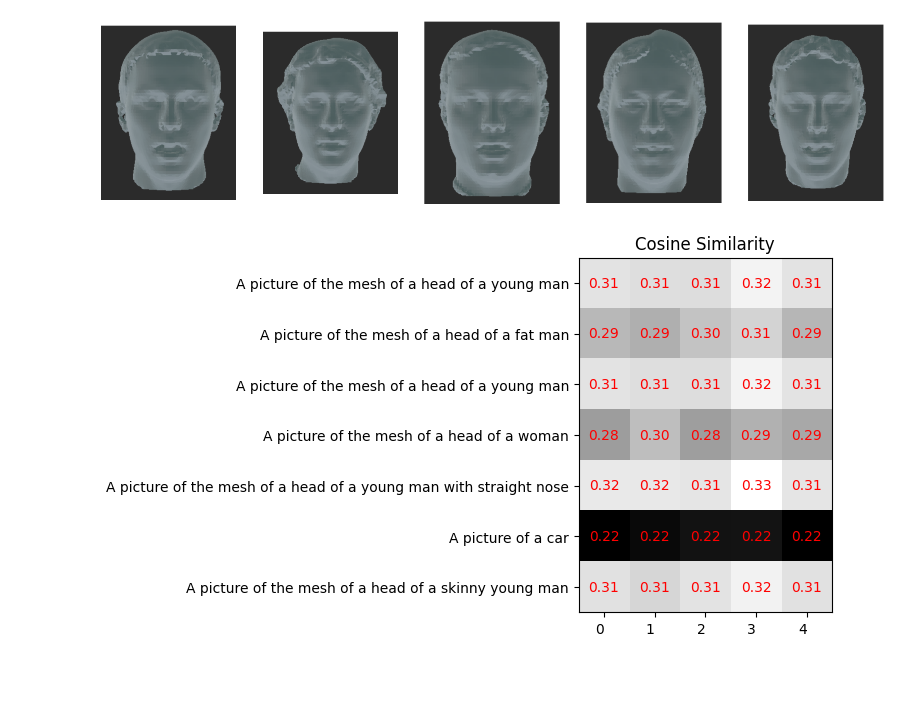
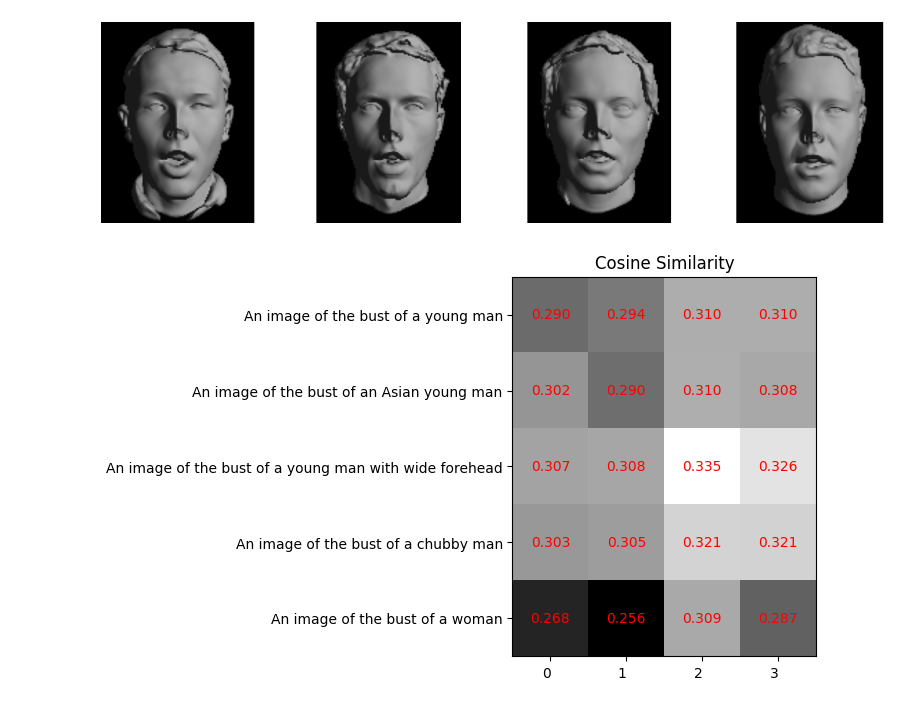
Before and after one commit to kasothaphie/Text2Head, a Jupyter notebook: CLIP_scores.ipynb, the cells around one changed output. Drawn from its saved outputs; the diff is of its cells as text; code cells hidden in the pictures; blank space fills up the shorter version.

Commit message:
using rendered images from sphere tracing

```diff
--- a/CLIP_scores.ipynb
+++ b/CLIP_scores.ipynb
@@ -15,7 +15,7 @@ image_folder = '/Users/katharinaschmid/Text2Head/NPHM-main/rendering_data'
 images = []
 preprocessed_images = torch.tensor([])
 for filename in os.listdir(image_folder):
-    if filename.endswith(".png"):
+    if filename.endswith("150.png"):
         image = Image.open(os.path.join(image_folder, filename))
         images.append(image)
         preprocessed_image = preprocess(image).unsqueeze(0) # [1, 3, 224, 224]
@@ -31,15 +31,19 @@ for i, img in enumerate(images):
 plt.show()
 
 # text inputs
-general = "A picture of the mesh of a head of "
+general = "An image of the bust of "
 captions = []
+#captions.append(general + "a man")
 captions.append(general + "a young man")
-captions.append(general + "a fat man")
-captions.append(general + "a young man")
-captions.append(general +"a woman")
-captions.append(general + "a young man with straight nose")
-captions.append("A picture of a car")
-captions.append(general + "a skinny young man")
+#captions.append("An image of a stone sculpture of the head of " + "a young man")
+#captions.append("An image of the mesh of a head of " + "a young man")
+#captions.append("A young man")
+#captions.append("A car")
+captions.append(general + "an Asian young man")
+captions.append(general + "a young man with wide forehead")
+captions.append(general + "a chubby man")
+captions.append(general + "a woman")
+
 
 preprocessed_text = clip.tokenize(captions).to(device) # [num_captions, 77]
 
@@ -49,33 +53,33 @@ with torch.no_grad():
 
 # Normalize
 image_features /= image_features.norm(dim=-1, keepdim=True)
 text_features /= text_features.norm(dim=-1, keepdim=True)
 
 cosine_similarity = torch.matmul(text_features, image_features.T)
 #print(cosine_similarity)
 
 fig, ax = plt.subplots()
 im = ax.imshow(cosine_similarity, cmap='gray')
 
 # Show all ticks and label them with the respective list entries
 ax.set_xticks(np.arange(len(images)))
 ax.set_yticks(np.arange(len(captions)), labels=captions)
 
 # Rotate the tick labels and set their alignment.
 plt.setp(ax.get_xticklabels(), ha="right",
          rotation_mode="anchor")
 
 # Loop over data dimensions and create text annotations.
 for i in range(len(captions)):
     for j in range(len(images)):
         similarity = cosine_similarity[i, j].numpy()
-        formatted_similarity = "{:.2f}".format(similarity)  # Limit to 2 decimal places
+        formatted_similarity = "{:.3f}".format(similarity)  # Limit to 2 decimal places
         text = ax.text(j, i, formatted_similarity,
                        ha="center", va="center", color="r")
 
 ax.set_title("Cosine Similarity")
 fig.tight_layout()
 plt.show()
 # %% [output]
-[figure, old version]
+[figure, new version]
-[figure, old version]
+[figure, new version]
```
